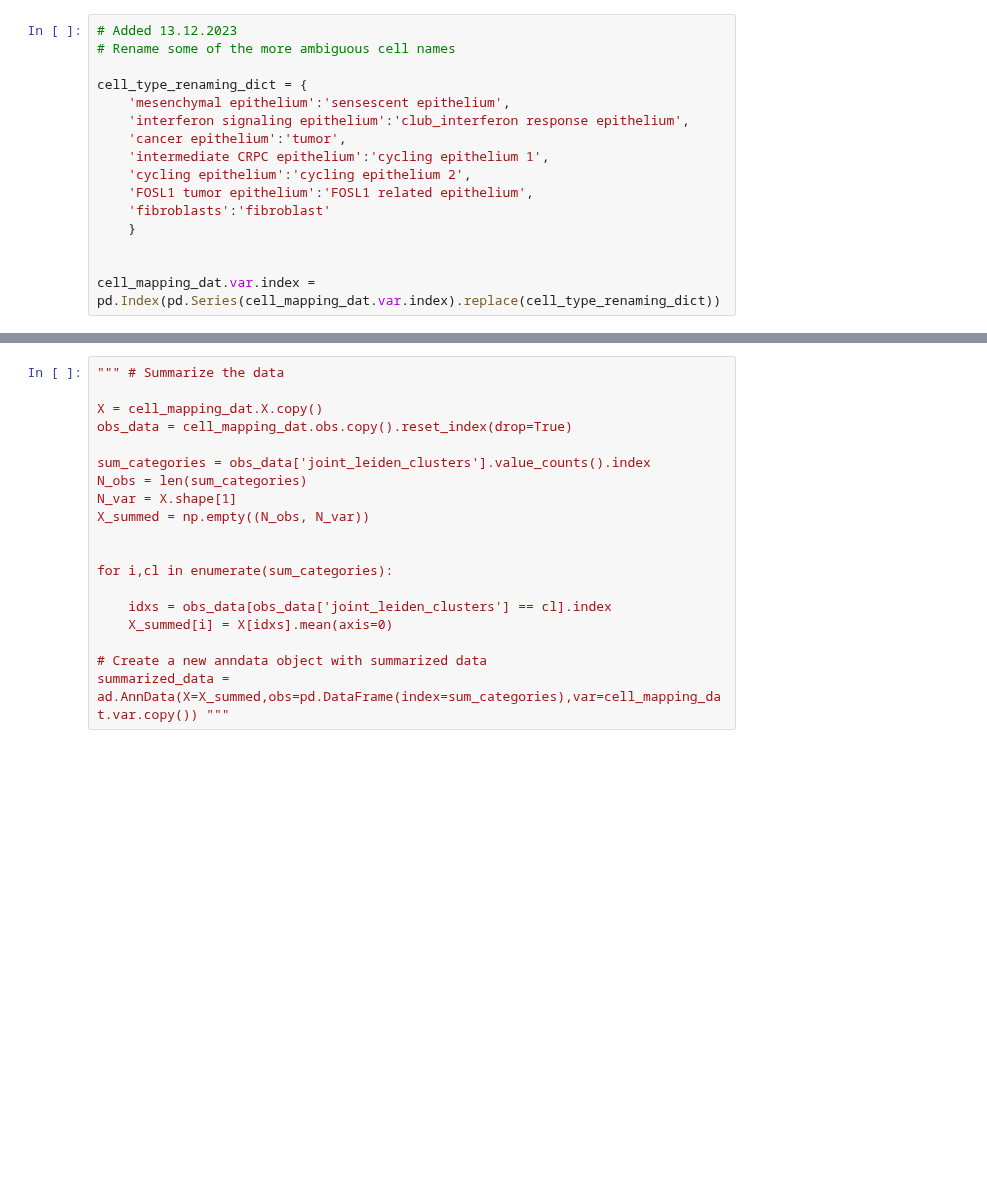
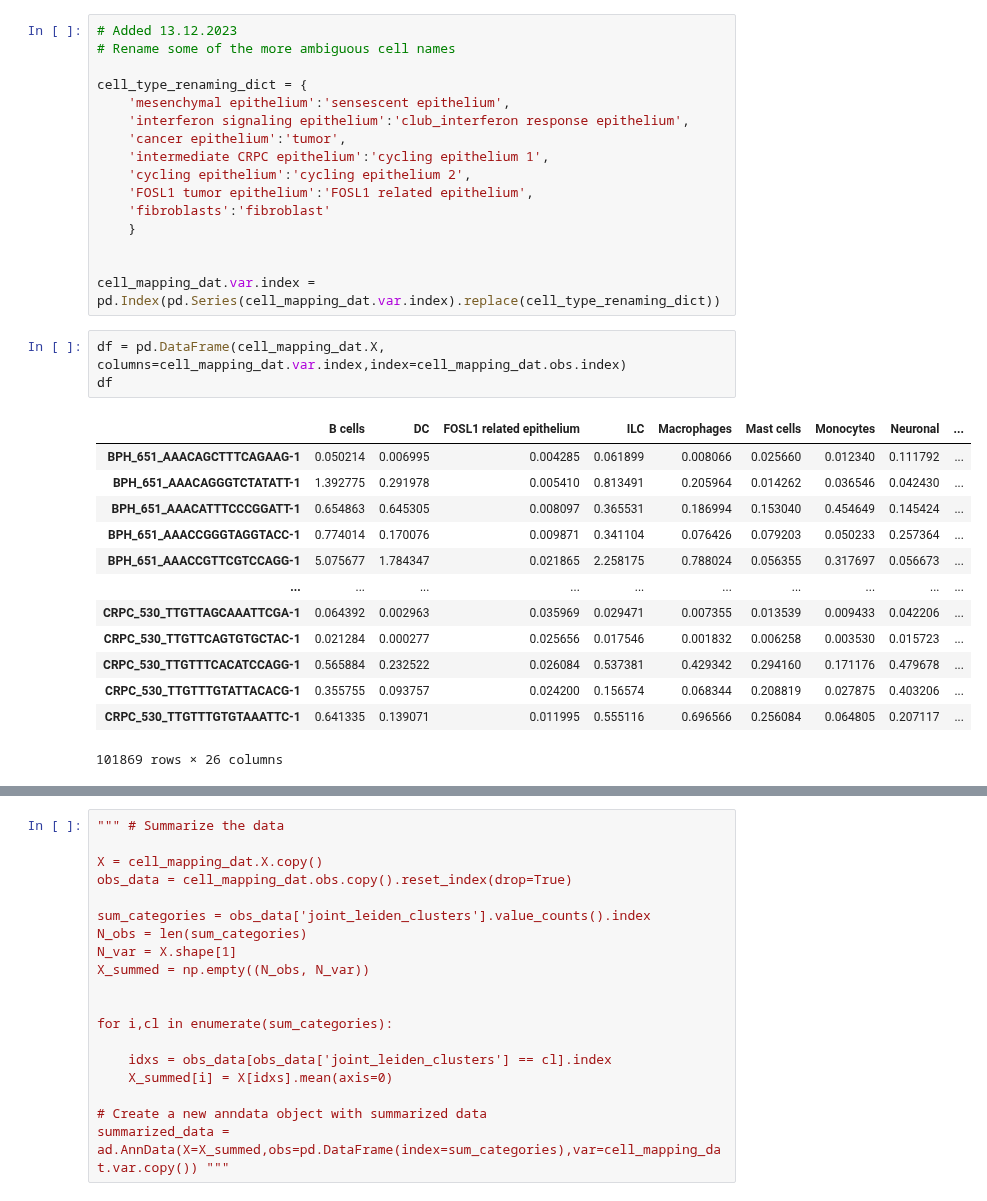
Before and after one commit to akiviaho/spatial, a Jupyter notebook: notebooks/spatial-post-c2l-mapping.ipynb, the cells around one changed output, grey strips where cells are left out. Saved outputs shown, nothing was run; the diff lists cells and outputs as text; blank space fills up the shorter version.

```diff
--- a/notebooks/spatial-post-c2l-mapping.ipynb
+++ b/notebooks/spatial-post-c2l-mapping.ipynb
@@ -197,3 +232,20 @@ cell_type_renaming_dict = {
 
 
 cell_mapping_dat.var.index = pd.Index(pd.Series(cell_mapping_dat.var.index).replace(cell_type_renaming_dict))
+# %%
+df = pd.DataFrame(cell_mapping_dat.X, columns=cell_mapping_dat.var.index,index=cell_mapping_dat.obs.index)
+df
+# %% [output]
+|  | B cells | DC | FOSL1 related epithelium | ILC | Macrophages | Mast cells | Monocytes | Neuronal | ... |
+| BPH_651_AAACAGCTTTCAGAAG-1 | 0.050214 | 0.006995 | 0.004285 | 0.061899 | 0.008066 | 0.025660 | 0.012340 | 0.111792 | ... |
+| BPH_651_AAACAGGGTCTATATT-1 | 1.392775 | 0.291978 | 0.005410 | 0.813491 | 0.205964 | 0.014262 | 0.036546 | 0.042430 | ... |
+| BPH_651_AAACATTTCCCGGATT-1 | 0.654863 | 0.645305 | 0.008097 | 0.365531 | 0.186994 | 0.153040 | 0.454649 | 0.145424 | ... |
+| BPH_651_AAACCGGGTAGGTACC-1 | 0.774014 | 0.170076 | 0.009871 | 0.341104 | 0.076426 | 0.079203 | 0.050233 | 0.257364 | ... |
+| BPH_651_AAACCGTTCGTCCAGG-1 | 5.075677 | 1.784347 | 0.021865 | 2.258175 | 0.788024 | 0.056355 | 0.317697 | 0.056673 | ... |
+| ... | ... | ... | ... | ... | ... | ... | ... | ... | ... |
+| CRPC_530_TTGTTAGCAAATTCGA-1 | 0.064392 | 0.002963 | 0.035969 | 0.029471 | 0.007355 | 0.013539 | 0.009433 | 0.042206 | ... |
+| CRPC_530_TTGTTCAGTGTGCTAC-1 | 0.021284 | 0.000277 | 0.025656 | 0.017546 | 0.001832 | 0.006258 | 0.003530 | 0.015723 | ... |
+| CRPC_530_TTGTTTCACATCCAGG-1 | 0.565884 | 0.232522 | 0.026084 | 0.537381 | 0.429342 | 0.294160 | 0.171176 | 0.479678 | ... |
+| CRPC_530_TTGTTTGTATTACACG-1 | 0.355755 | 0.093757 | 0.024200 | 0.156574 | 0.068344 | 0.208819 | 0.027875 | 0.403206 | ... |
+| CRPC_530_TTGTTTGTGTAAATTC-1 | 0.641335 | 0.139071 | 0.011995 | 0.555116 | 0.696566 | 0.256084 | 0.064805 | 0.207117 | ... |
+101869 rows × 26 columns
```
Also changed, not shown: parts of 5 cells of this notebook.
